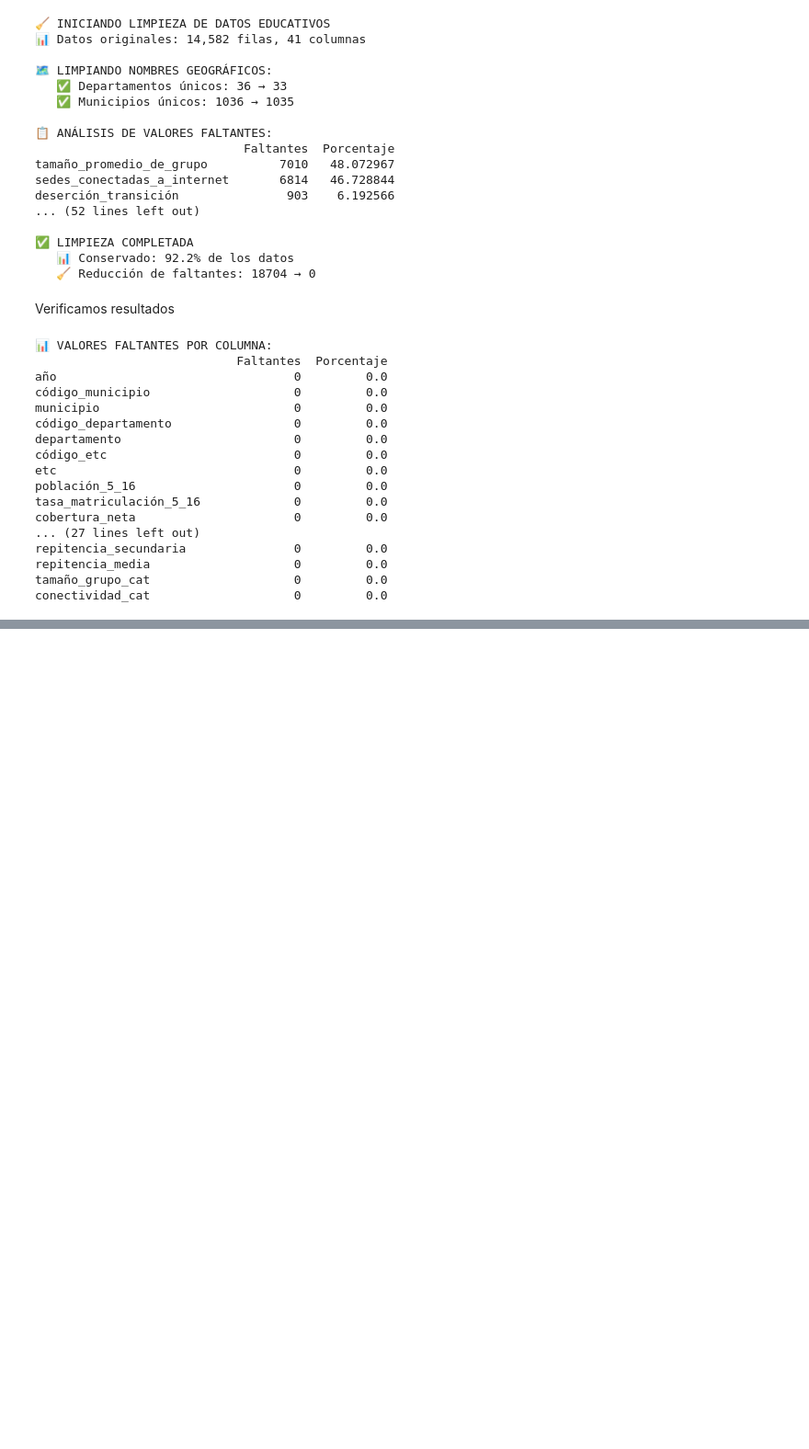
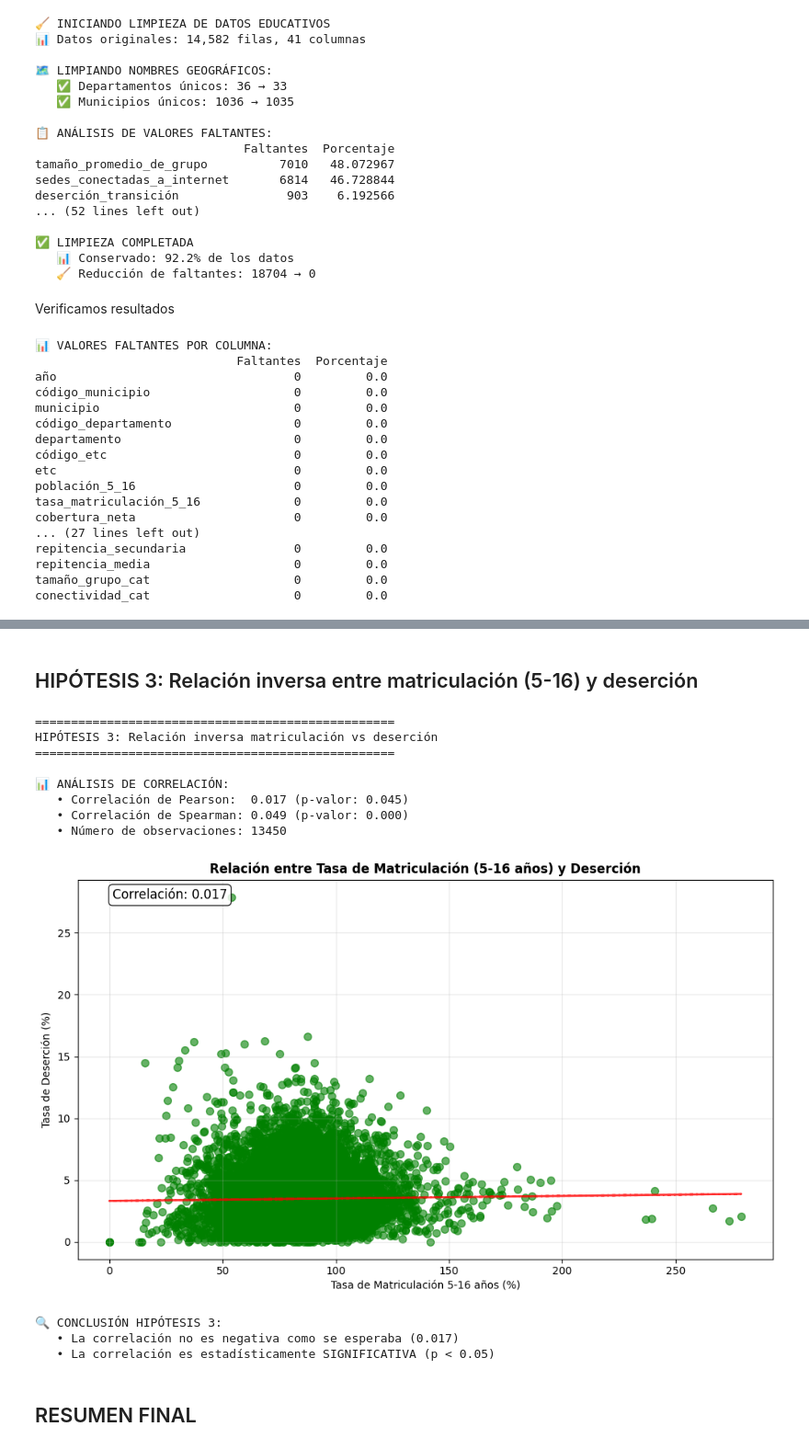
Before and after one commit to Yelettni/Final_WIDA, a Jupyter notebook: notebooks/EDUCACION_COLOMBIA.ipynb, the cells around one changed output, grey strips where cells are left out. Shown: that part at 92% size. Cells and saved outputs as stored; diff of their text form; code cells hidden in the pictures; blank space fills up the shorter version.

```diff
--- a/notebooks/EDUCACION_COLOMBIA.ipynb
+++ b/notebooks/EDUCACION_COLOMBIA.ipynb
@@ -500,0 +953,79 @@ conectividad_cat                    0         0.0
+# %% [markdown]
+## HIPÓTESIS 3: Relación inversa entre matriculación (5-16) y deserción
+# %%
+print("\n" + "="*50)
+print("HIPÓTESIS 3: Relación inversa matriculación vs deserción")
+print("="*50)
+
+# Variables para hipótesis 3
+variables_h3 = ['tasa_matriculación_5_16', 'deserción']
+
+if all(col in df_procesado.columns for col in variables_h3):
+    # Limpiar datos
+    datos_h3 = df_procesado[variables_h3].dropna()
+
+    # Calcular correlaciones
+    corr_pearson_h3, p_pearson_h3 = pearsonr(datos_h3['tasa_matriculación_5_16'],
+                                              datos_h3['deserción'])
+    corr_spearman_h3, p_spearman_h3 = spearmanr(datos_h3['tasa_matriculación_5_16'],
+                                                 datos_h3['deserción'])
+
+    print(f"\n📊 ANÁLISIS DE CORRELACIÓN:")
+    print(f"   • Correlación de Pearson:  {corr_pearson_h3:.3f} (p-valor: {p_pearson_h3:.3f})")
+    print(f"   • Correlación de Spearman: {corr_spearman_h3:.3f} (p-valor: {p_spearman_h3:.3f})")
+    print(f"   • Número de observaciones: {len(datos_h3)}")
+
+    # Visualización
+    plt.figure(figsize=(10, 6))
+    plt.scatter(datos_h3['tasa_matriculación_5_16'], datos_h3['deserción'],
+                alpha=0.6, s=50, color='green')
+
+    # Línea de tendencia
+    z = np.polyfit(datos_h3['tasa_matriculación_5_16'], datos_h3['deserción'], 1)
+    p = np.poly1d(z)
+    plt.plot(datos_h3['tasa_matriculación_5_16'], p(datos_h3['tasa_matriculación_5_16']),
+             "r--", alpha=0.8, linewidth=2)
+
+    plt.title('Relación entre Tasa de Matriculación (5-16 años) y Deserción', fontweight='bold')
+    plt.xlabel('Tasa de Matriculación 5-16 años (%)')
+    plt.ylabel('Tasa de Deserción (%)')
+    plt.grid(True, alpha=0.3)
+
+    # Información de correlación
+    plt.text(0.05, 0.95, f'Correlación: {corr_pearson_h3:.3f}',
+             transform=plt.gca().transAxes, fontsize=12,
+             bbox=dict(boxstyle="round,pad=0.3", facecolor="white", alpha=0.8))
+
+    plt.tight_layout()
+    plt.show()
+# %% [output]
+==================================================
+HIPÓTESIS 3: Relación inversa matriculación vs deserción
+==================================================
+
+📊 ANÁLISIS DE CORRELACIÓN:
+   • Correlación de Pearson:  0.017 (p-valor: 0.045)
+   • Correlación de Spearman: 0.049 (p-valor: 0.000)
+   • Número de observaciones: 13450
+[figure, added]
+# %%
+# Interpretación
+print(f"\n🔍 CONCLUSIÓN HIPÓTESIS 3:")
+if corr_pearson_h3 < -0.3:
+    print(f"   • Existe una correlación NEGATIVA moderada-fuerte ({corr_pearson_h3:.3f})")
+    print(f"   • A mayor matriculación, menor deserción (relación inversa)")
+elif corr_pearson_h3 < -0.1:
+    print(f"   • Existe una correlación NEGATIVA débil ({corr_pearson_h3:.3f})")
+else:
+    print(f"   • La correlación no es negativa como se esperaba ({corr_pearson_h3:.3f})")
+
+if p_pearson_h3 < 0.05:
+    print(f"   • La correlación es estadísticamente SIGNIFICATIVA (p < 0.05)")
+else:
+    print(f"   • La correlación NO es estadísticamente significativa (p >= 0.05)")
+# %% [output]
+🔍 CONCLUSIÓN HIPÓTESIS 3:
+   • La correlación no es negativa como se esperaba (0.017)
+   • La correlación es estadísticamente SIGNIFICATIVA (p < 0.05)
+# %% [markdown]
+## RESUMEN FINAL
```
Also changed, not shown: parts of 19 cells of this notebook.
